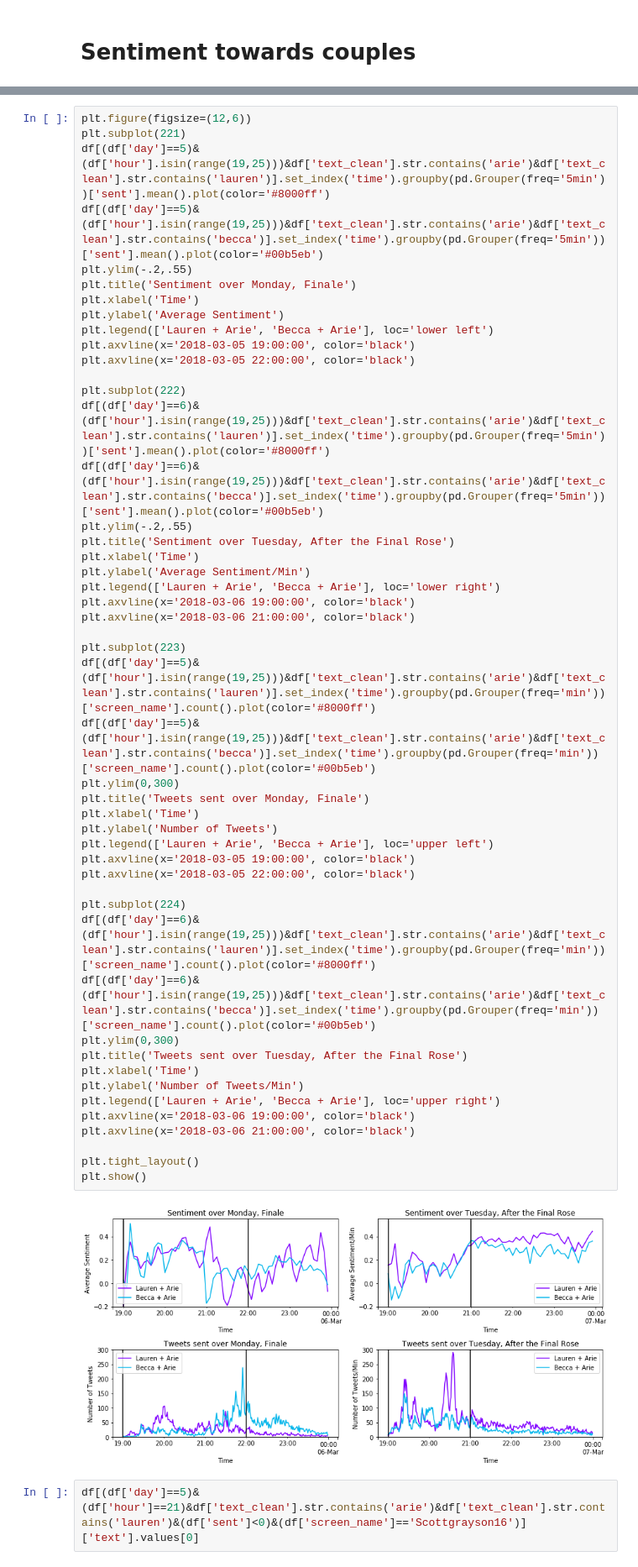
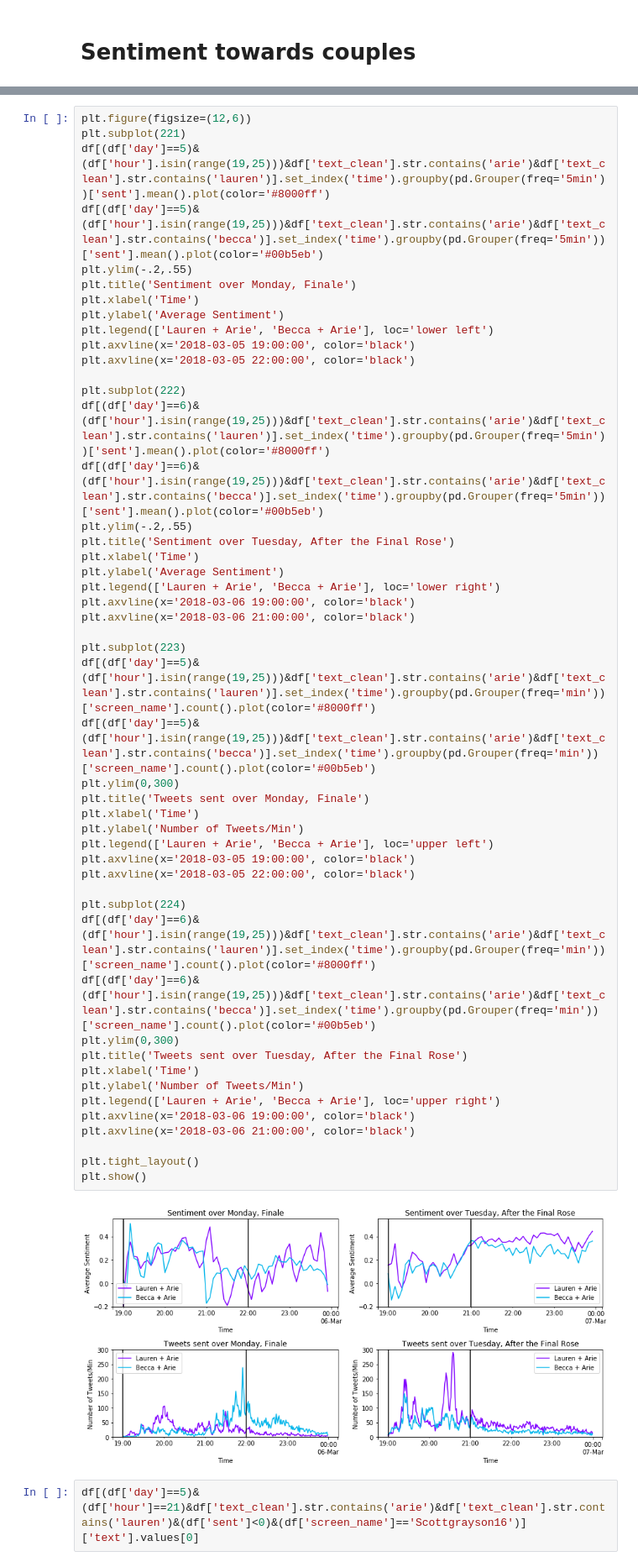
Before and after one commit to p-mckenzie/example-projects, a Jupyter notebook: twitter - Bachelor finale/Analysis.ipynb, the cells around one changed output, grey strips where cells are left out. Shown at 84% size. Drawn from its saved outputs; the diff is of its cells as text.

```diff
--- a/twitter - Bachelor finale/Analysis.ipynb
+++ b/twitter - Bachelor finale/Analysis.ipynb
@@ -124,37 +120,37 @@ df[(df['day']==6)&(df['hour'].isin(range(19,25)))&df['text_clean'].str.contains(
 plt.ylim(-.2,.55)
 plt.title('Sentiment over Tuesday, After the Final Rose')
 plt.xlabel('Time')
-plt.ylabel('Average Sentiment/Min')
+plt.ylabel('Average Sentiment')
 plt.legend(['Lauren + Arie', 'Becca + Arie'], loc='lower right')
 plt.axvline(x='2018-03-06 19:00:00', color='black')
 plt.axvline(x='2018-03-06 21:00:00', color='black')
 
 plt.subplot(223)
 df[(df['day']==5)&(df['hour'].isin(range(19,25)))&df['text_clean'].str.contains('arie')&df['text_clean'].str.contains('lauren')].set_index('time').groupby(pd.Grouper(freq='min'))['screen_name'].count().plot(color='#8000ff')
 df[(df['day']==5)&(df['hour'].isin(range(19,25)))&df['text_clean'].str.contains('arie')&df['text_clean'].str.contains('becca')].set_index('time').groupby(pd.Grouper(freq='min'))['screen_name'].count().plot(color='#00b5eb')
 plt.ylim(0,300)
 plt.title('Tweets sent over Monday, Finale')
 plt.xlabel('Time')
-plt.ylabel('Number of Tweets')
+plt.ylabel('Number of Tweets/Min')
 plt.legend(['Lauren + Arie', 'Becca + Arie'], loc='upper left')
 plt.axvline(x='2018-03-05 19:00:00', color='black')
 plt.axvline(x='2018-03-05 22:00:00', color='black')
 
 plt.subplot(224)
 df[(df['day']==6)&(df['hour'].isin(range(19,25)))&df['text_clean'].str.contains('arie')&df['text_clean'].str.contains('lauren')].set_index('time').groupby(pd.Grouper(freq='min'))['screen_name'].count().plot(color='#8000ff')
 df[(df['day']==6)&(df['hour'].isin(range(19,25)))&df['text_clean'].str.contains('arie')&df['text_clean'].str.contains('becca')].set_index('time').groupby(pd.Grouper(freq='min'))['screen_name'].count().plot(color='#00b5eb')
 plt.ylim(0,300)
 plt.title('Tweets sent over Tuesday, After the Final Rose')
 plt.xlabel('Time')
 plt.ylabel('Number of Tweets/Min')
 plt.legend(['Lauren + Arie', 'Becca + Arie'], loc='upper right')
 plt.axvline(x='2018-03-06 19:00:00', color='black')
 plt.axvline(x='2018-03-06 21:00:00', color='black')
 
 plt.tight_layout()
 plt.show()
 # %% [output]
-[figure, old version]
+[figure, new version]
 # %%
 df[(df['day']==5)&(df['hour']==21)&df['text_clean'].str.contains('arie')&df['text_clean'].str.contains('lauren')&(df['sent']<0)&(df['screen_name']=='Scottgrayson16')]['text'].values[0]
 # %% [output]
```
Also changed, not shown: parts of 1 cell of this notebook.
